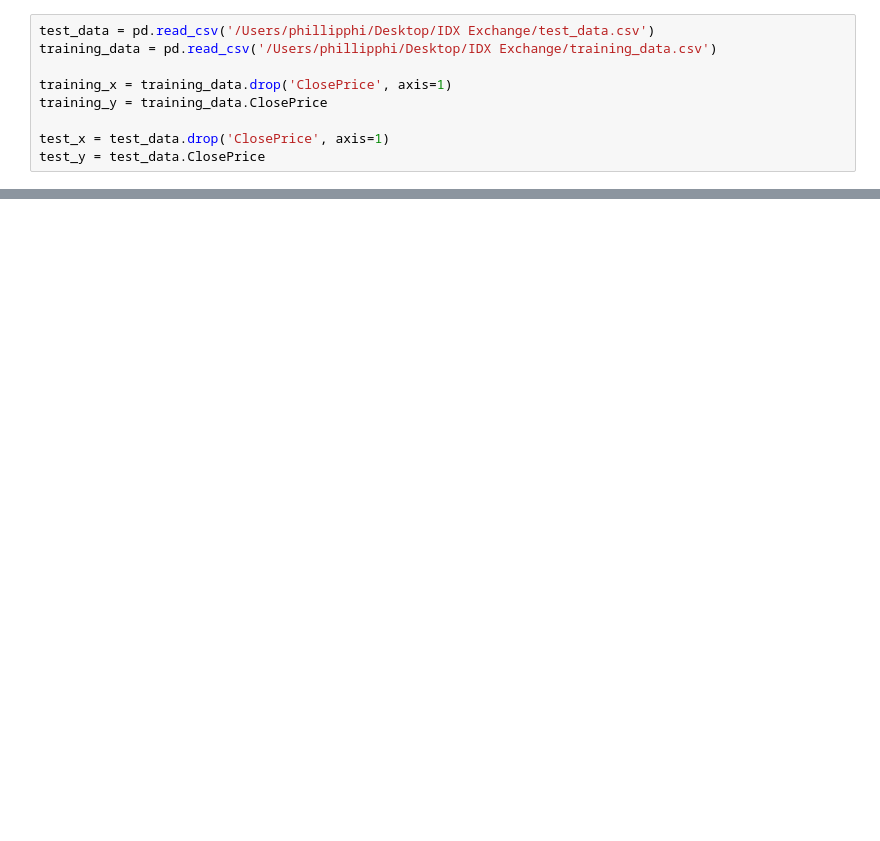
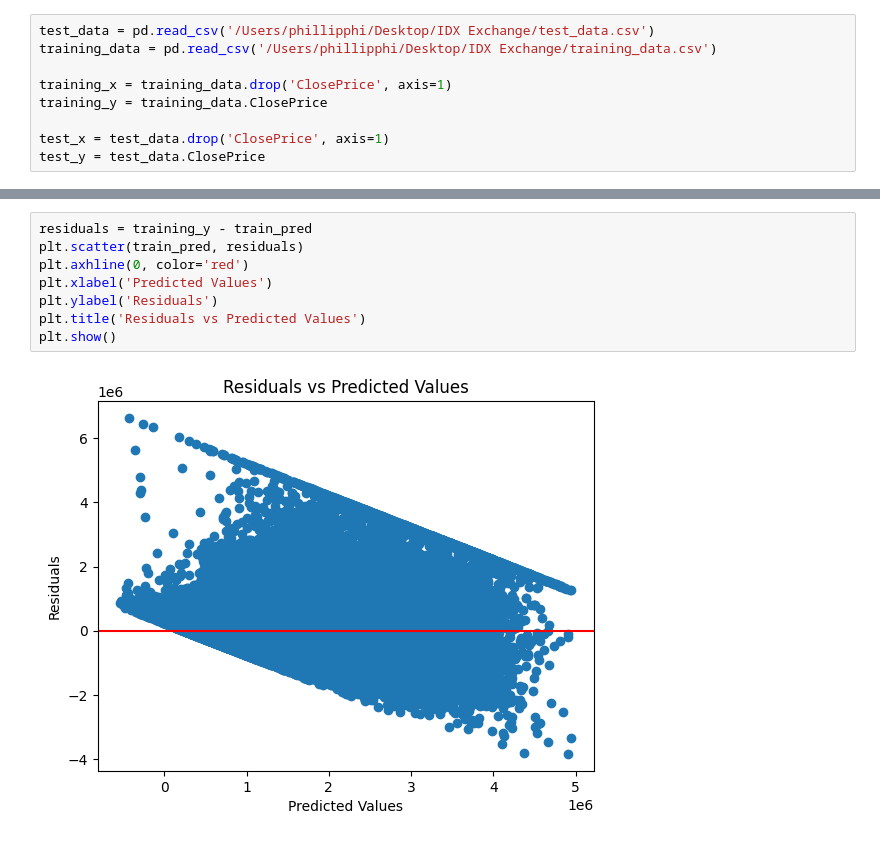
Before and after one commit to phillipphi31/IDX-Exchange-Data-Science, a Jupyter notebook: 03_baseline_model.ipynb, the cells around one changed output, grey strips where cells are left out. Cells and saved outputs as stored; diff of their text form; blank space fills up the shorter version.

```diff
--- a/03_baseline_model.ipynb
+++ b/03_baseline_model.ipynb
@@ -26,0 +66,10 @@ print(r2)
+# %%
+residuals = training_y - train_pred
+plt.scatter(train_pred, residuals)
+plt.axhline(0, color='red')
+plt.xlabel('Predicted Values')
+plt.ylabel('Residuals')
+plt.title('Residuals vs Predicted Values')
+plt.show()
+# %% [output]
+[figure, added]
```
Also changed, not shown: parts of 7 cells of this notebook.
